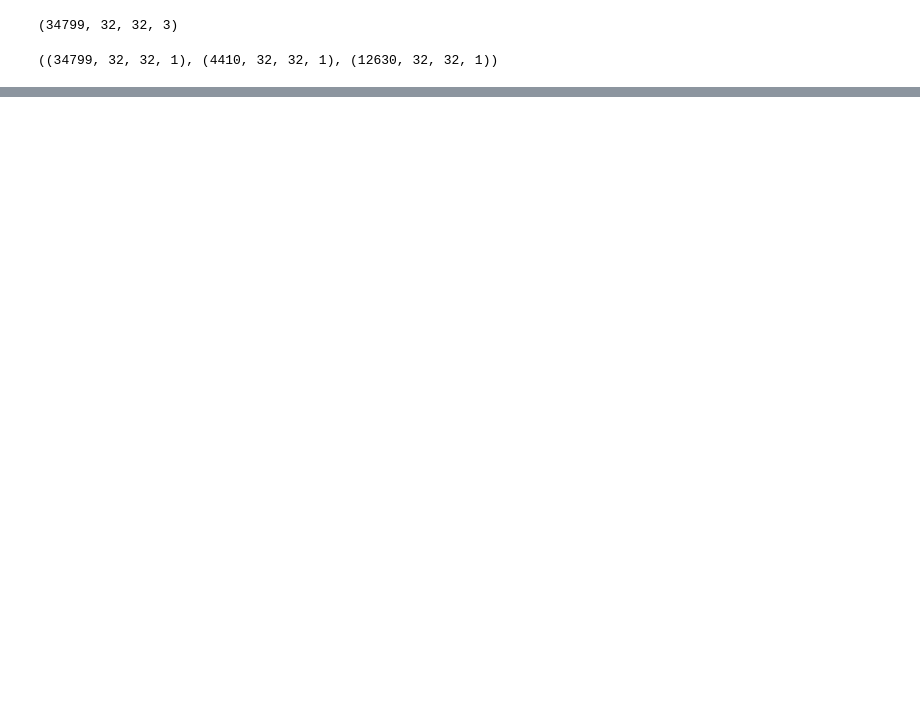
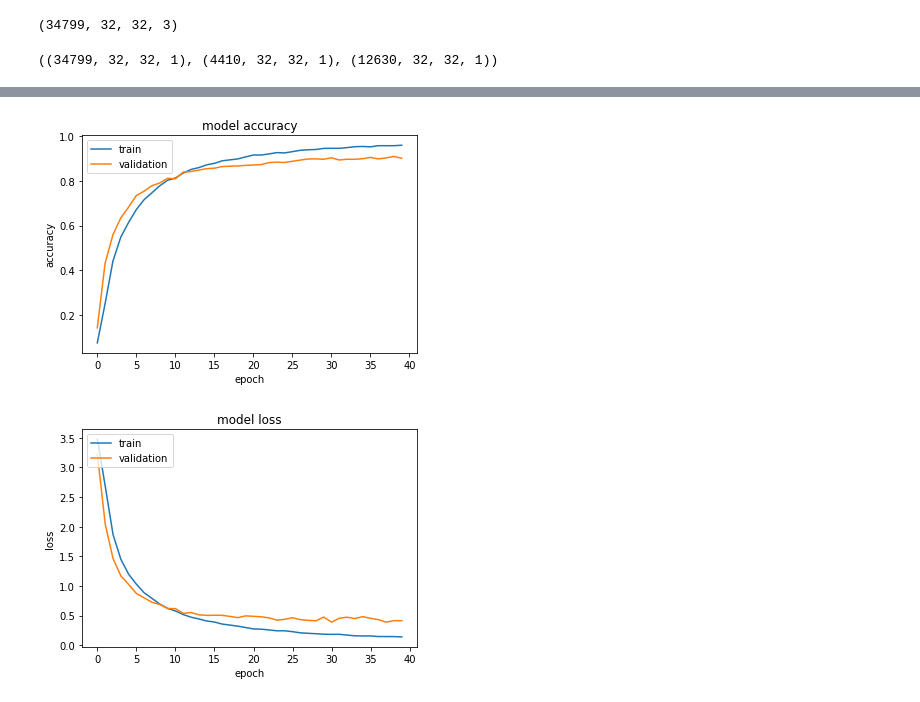
Before and after one commit to ucefk/Traffic_Sign_Classification, a Jupyter notebook: Traffic_Sign_Classification.ipynb, the cells around one changed output, grey strips where cells are left out. Drawn from its saved outputs; the diff is of its cells as text; code cells hidden in the pictures; blank space fills up the shorter version.

Commit message:
Added a CNN model
0.89 accuracy

```diff
--- a/Traffic_Sign_Classification.ipynb
+++ b/Traffic_Sign_Classification.ipynb
@@ -207,0 +260,15 @@ plt.imshow(X_train_gray_norm[i].squeeze(), cmap = 'gray')
+# %%
+CNN.compile(
+    optimizer = 'Adam',
+    loss = 'sparse_categorical_crossentropy',
+    metrics = ['accuracy']
+)
+# %%
+history = CNN.fit(
+    X_train_gray_norm,
+    y_train,
+    batch_size = 500,
+    epochs = 40,
+    verbose = 1,
+    validation_data = (X_validation_gray_norm, y_validation)
+)
@@ -207,0 +293,21 @@ plt.imshow(X_train_gray_norm[i].squeeze(), cmap = 'gray')
+# %%
+# Plotting the accuracy of "model"
+plt.plot(history.history['acc'])
+plt.plot(history.history['val_acc'])
+plt.title('model accuracy')
+plt.ylabel('accuracy')
+plt.xlabel('epoch')
+plt.legend(['train', 'validation'], loc='upper left')
+plt.show()
+
+# Loss of "model"
+plt.plot(history.history['loss'])
+plt.plot(history.history['val_loss'])
+plt.title('model loss')
+plt.ylabel('loss')
+plt.xlabel('epoch')
+plt.legend(['train', 'validation'], loc='upper left')
+plt.show()
+# %% [output]
+[figure, added]
+[figure, added]
```
Also changed, not shown: parts of 13 cells of this notebook.
